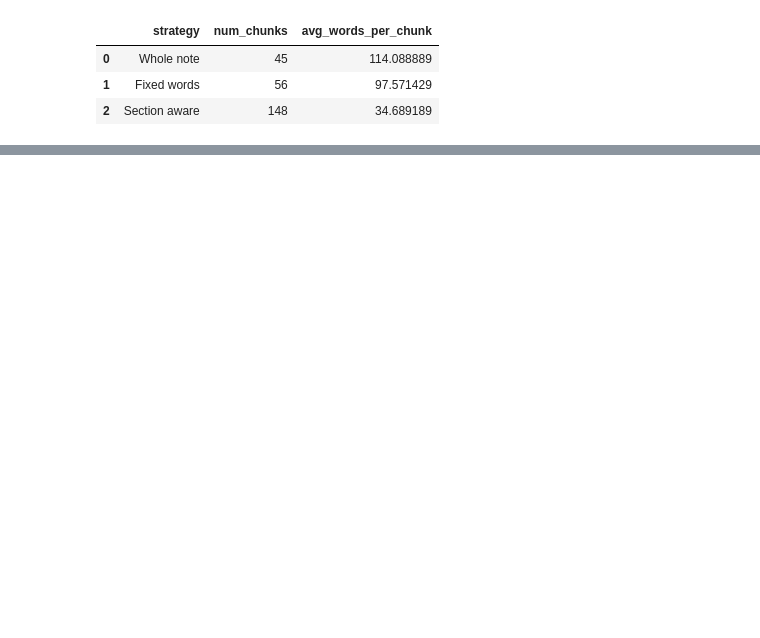
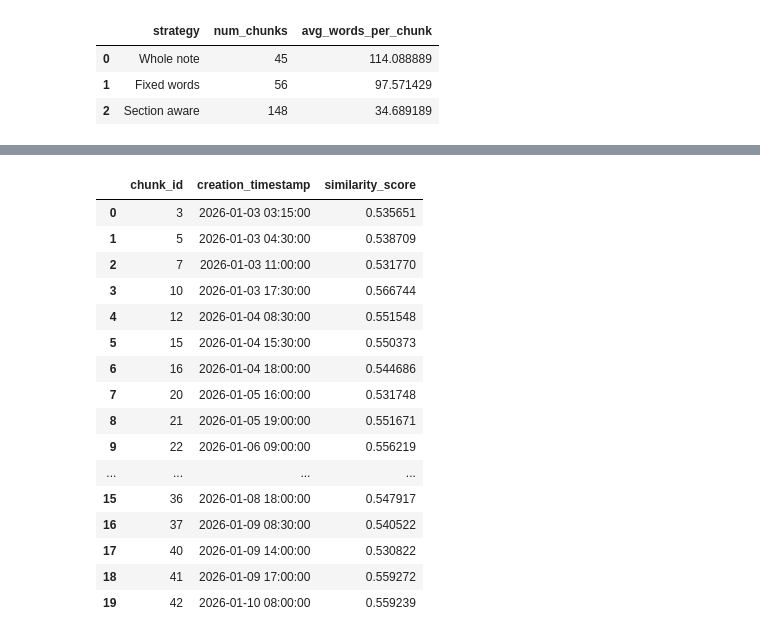
Before and after one commit to pallavi-cs-ai/clinical-summarization-eval, a Jupyter notebook: notebooks/03b_rag_9_summaries_generation.ipynb, the cells around one changed output, grey strips where cells are left out. Cells and saved outputs as stored; diff of their text form; code cells hidden in the pictures; blank space fills up the shorter version.

Commit message:
workflow 3 : RAG: generating 9 summaries on new AI model

```diff
--- a/notebooks/03b_rag_9_summaries_generation.ipynb
+++ b/notebooks/03b_rag_9_summaries_generation.ipynb
@@ -575,0 +828,12 @@ print("MedCPT query/article models loaded.")
+# %%
+# ------------------------------------------------------------
+# MedCPT embeddings
+# ------------------------------------------------------------
+
+print("\nGenerating MedCPT embeddings...")
+
+whole_medcpt_embeddings = embed_medcpt_articles(whole_texts)
+fixed_medcpt_embeddings = embed_medcpt_articles(fixed_texts)
+section_medcpt_embeddings = embed_medcpt_articles(section_texts)
+
+print("MedCPT complete.")
@@ -575,0 +881,5 @@ print("MedCPT query/article models loaded.")
+# %%
+# Gemini query embedding
+gemini_query_embedding = embed_gemini_texts(
+    [RAG_QUERY]
+)[0]
@@ -575,0 +888,10 @@ print("MedCPT query/article models loaded.")
+# %%
+# BGE query embedding
+bge_query_embedding = embed_bge_texts(
+    [RAG_QUERY]
+)[0]
+# %%
+# MedCPT query embedding
+medcpt_query_embedding = embed_medcpt_query(
+    RAG_QUERY
+)
@@ -575,0 +1011,28 @@ print("MedCPT query/article models loaded.")
+# %%
+display(
+    retrieval_results["Whole + BGE"][
+        [
+            "chunk_id",
+            "creation_timestamp",
+            "similarity_score",
+        ]
+    ]
+)
+# %% [output]
+|  | chunk_id | creation_timestamp | similarity_score |
+| 0 | 3 | 2026-01-03 03:15:00 | 0.535651 |
+| 1 | 5 | 2026-01-03 04:30:00 | 0.538709 |
+| 2 | 7 | 2026-01-03 11:00:00 | 0.531770 |
+| 3 | 10 | 2026-01-03 17:30:00 | 0.566744 |
+| 4 | 12 | 2026-01-04 08:30:00 | 0.551548 |
+| 5 | 15 | 2026-01-04 15:30:00 | 0.550373 |
+| 6 | 16 | 2026-01-04 18:00:00 | 0.544686 |
+| 7 | 20 | 2026-01-05 16:00:00 | 0.531748 |
+| 8 | 21 | 2026-01-05 19:00:00 | 0.551671 |
+| 9 | 22 | 2026-01-06 09:00:00 | 0.556219 |
+| ... | ... | ... | ... |
+| 15 | 36 | 2026-01-08 18:00:00 | 0.547917 |
+| 16 | 37 | 2026-01-09 08:30:00 | 0.540522 |
+| 17 | 40 | 2026-01-09 14:00:00 | 0.530822 |
+| 18 | 41 | 2026-01-09 17:00:00 | 0.559272 |
+| 19 | 42 | 2026-01-10 08:00:00 | 0.559239 |
```
Also changed, not shown: parts of 39 cells of this notebook, 1 other file.
